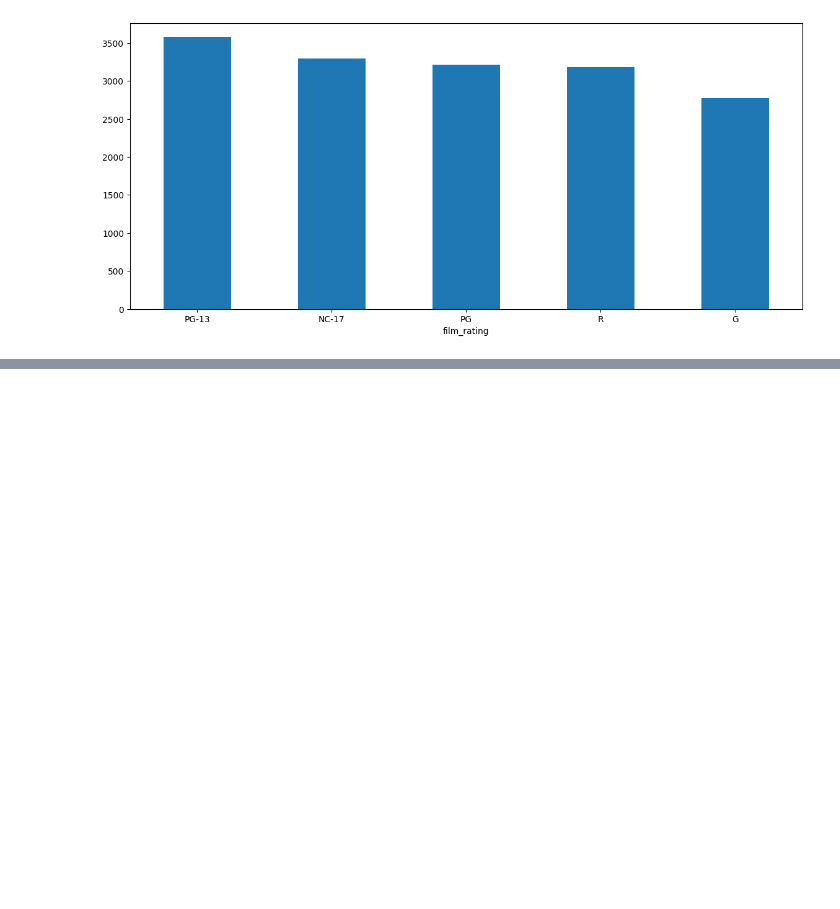
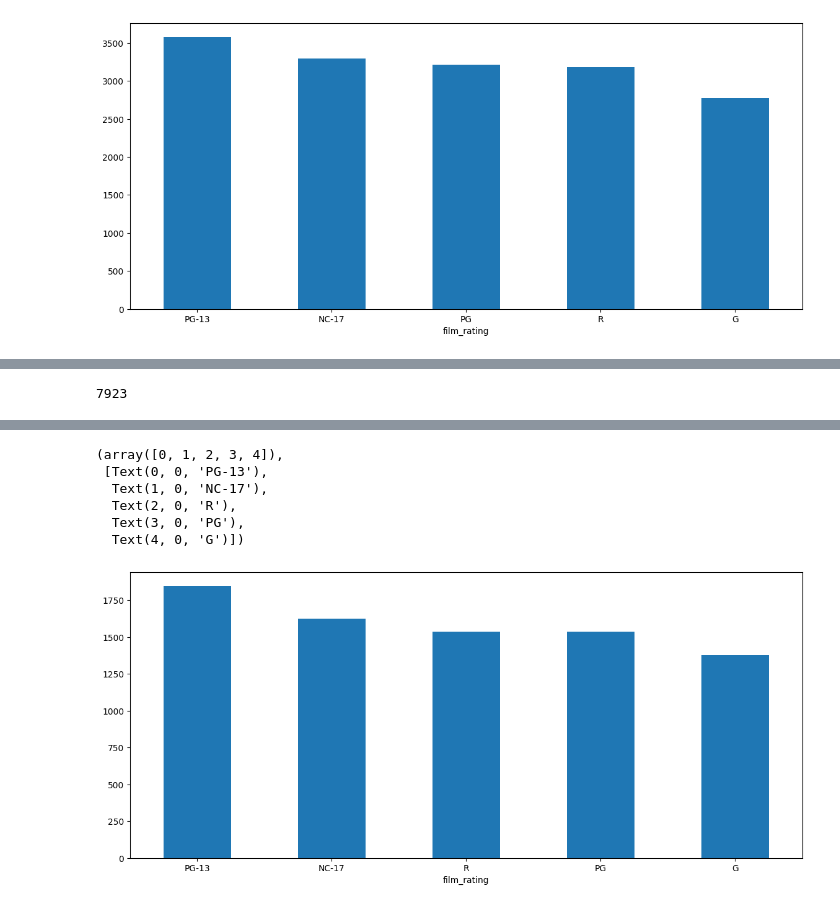
Before and after one commit to Santiago956/FreeCodeCamp-Pandas-Real-Life-Example, a Jupyter notebook: Exercises_2.ipynb, the cells around one changed output, grey strips where cells are left out. Cells and saved outputs as stored; diff of their text form; code cells hidden in the pictures; blank space fills up the shorter version.

```diff
--- a/Exercises_2.ipynb
+++ b/Exercises_2.ipynb
@@ -275,6 +385,9 @@ df.loc[df['film_daily_rental_rate'] == df['film_daily_rental_rate'].max()].head(
 ### How many rentals were made in Lethbridge city?
 # %%
 # your code goes here
+df.loc[df['rental_store_city'] == 'Lethbridge'].shape[0]
+# %% [output]
+7923
 # %%
 df.loc[df['rental_store_city'] == 'Lethbridge'].shape[0]
 # %% [markdown]
@@ -288,3 +399,17 @@ Show a <b>bar plot</b> with each film rating count.
+# %%
+# your code goes here
+leth_rentals = df.loc[df['rental_store_city'] == 'Lethbridge', 'film_rating'].value_counts()
+
+leth_rentals.plot(kind='bar', figsize=(14,6))
+plt.xticks(rotation=0)
+# %% [output]
+(array([0, 1, 2, 3, 4]),
+ [Text(0, 0, 'PG-13'),
+  Text(1, 0, 'NC-17'),
+  Text(2, 0, 'R'),
+  Text(3, 0, 'PG'),
+  Text(4, 0, 'G')])
+[figure, added]
 # %%
 df.loc[df['rental_store_city'] == 'Lethbridge', 'film_rating'].value_counts()
 # %%
```
Also changed, not shown: parts of 21 cells of this notebook.
